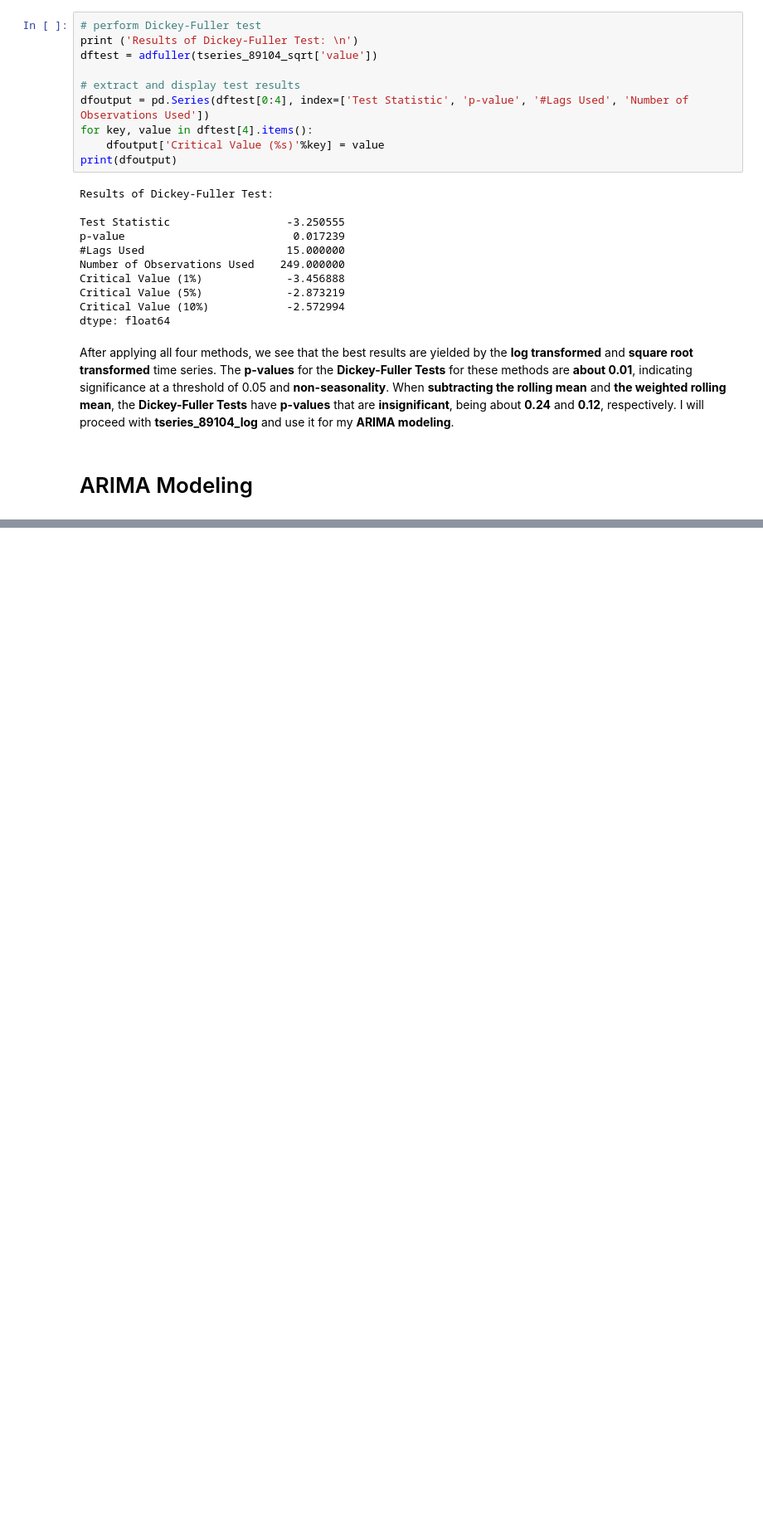
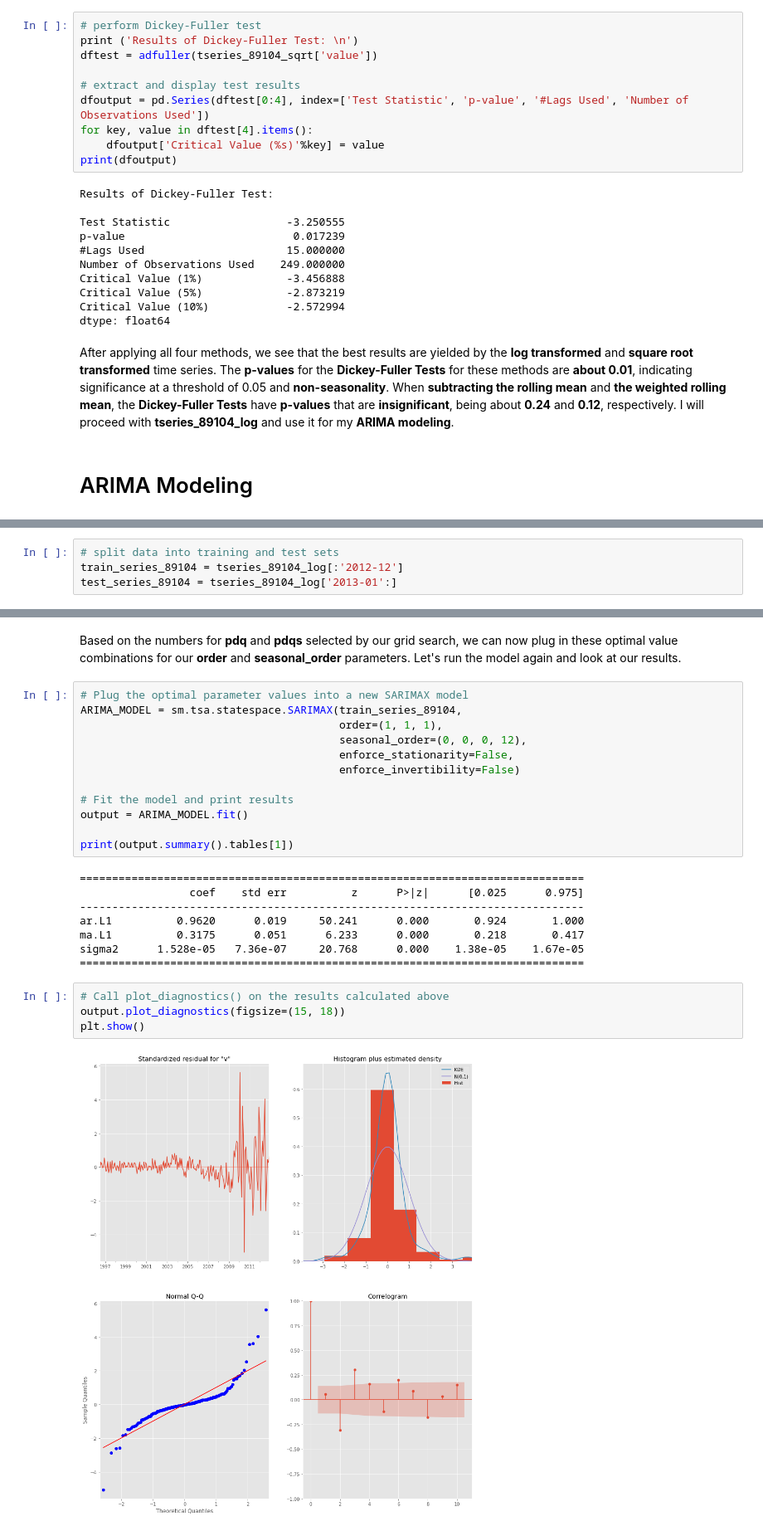
Before and after one commit to jbenedito99/Zipcode-Time-Series-Modeling, a Jupyter notebook: time-series/notebook.ipynb, the cells around one changed output, grey strips where cells are left out. Shown at 83% size. Drawn from its saved outputs; the diff is of its cells as text; blank space fills up the shorter version.

Commit message:
Created optimal ARIMA model

```diff
--- a/time-series/notebook.ipynb
+++ b/time-series/notebook.ipynb
@@ -489,0 +490,4 @@ Now that the data is <b>non-seasonal</b> and <b>detrended</b>, we can begin the
+# %%
+# split data into training and test sets
+train_series_89104 = tseries_89104_log[:'2012-12']
+test_series_89104 = tseries_89104_log['2013-01':]
@@ -489,0 +548,28 @@ Now that the data is <b>non-seasonal</b> and <b>detrended</b>, we can begin the
+# %% [markdown]
+Based on the numbers for <b>pdq</b> and <b>pdqs</b> selected by our grid search, we can now plug in these optimal value combinations for our <b>order</b> and <b>seasonal_order</b> parameters. Let's run the model again and look at our results.
+# %%
+# Plug the optimal parameter values into a new SARIMAX model
+ARIMA_MODEL = sm.tsa.statespace.SARIMAX(train_series_89104,
+                                        order=(1, 1, 1),
+                                        seasonal_order=(0, 0, 0, 12),
+                                        enforce_stationarity=False,
+                                        enforce_invertibility=False)
+
+# Fit the model and print results
+output = ARIMA_MODEL.fit()
+
+print(output.summary().tables[1])
+# %% [output]
+==============================================================================
+                 coef    std err          z      P>|z|      [0.025      0.975]
+------------------------------------------------------------------------------
+ar.L1          0.9620      0.019     50.241      0.000       0.924       1.000
+ma.L1          0.3175      0.051      6.233      0.000       0.218       0.417
+sigma2      1.528e-05   7.36e-07     20.768      0.000    1.38e-05    1.67e-05
+==============================================================================
+# %%
+# Call plot_diagnostics() on the results calculated above
+output.plot_diagnostics(figsize=(15, 18))
+plt.show()
+# %% [output]
+[figure, added]
```
Also changed, not shown: parts of 13 cells of this notebook.
